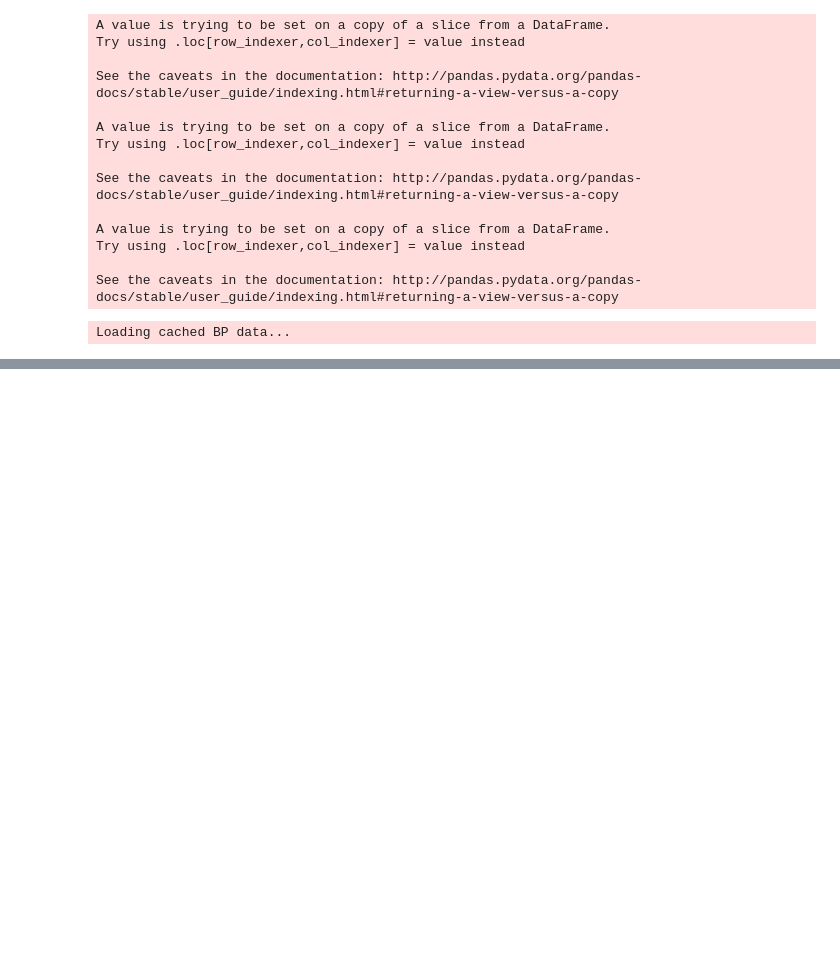
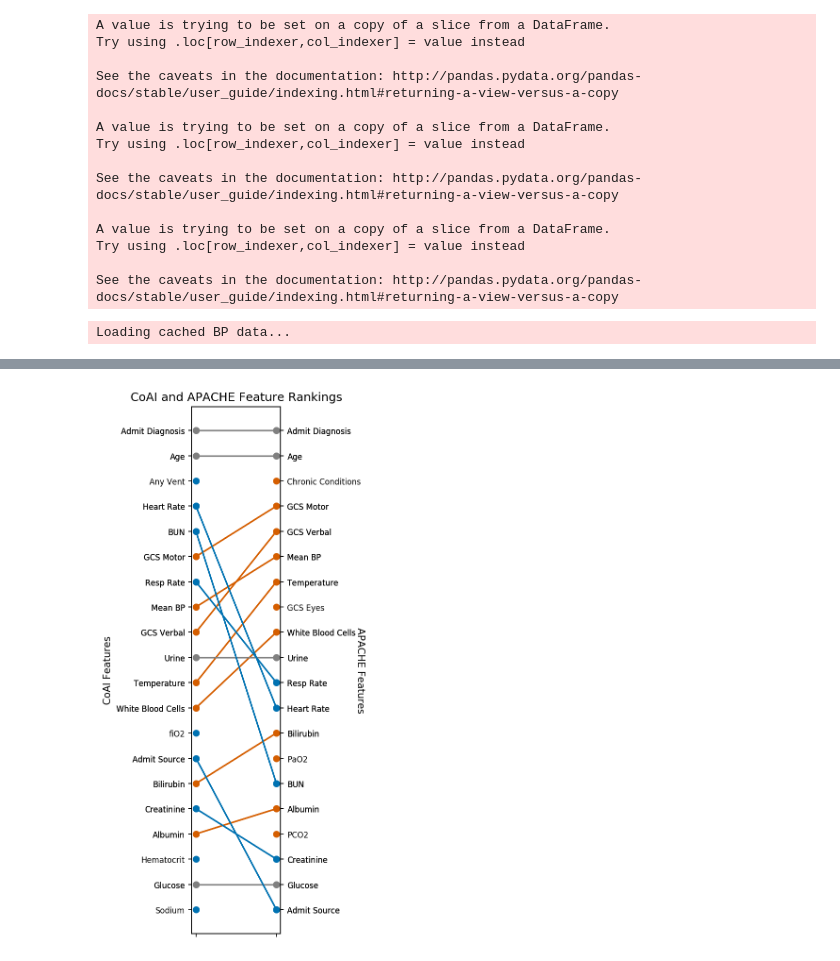
Before and after one commit to suinleelab/coai, a Jupyter notebook: experiments/ICU.ipynb, the cells around one changed output, grey strips where cells are left out. Cells and saved outputs as stored; diff of their text form; code cells hidden in the pictures; blank space fills up the shorter version.

```diff
--- a/experiments/ICU.ipynb
+++ b/experiments/ICU.ipynb
@@ -166,10 +166,10 @@ GO.explain_models()
 LightGBM binary classifier with TreeExplainer shap values output has changed to a list of ndarray
 LightGBM binary classifier with TreeExplainer shap values output has changed to a list of ndarray
 # %%
-CEGB = cegb.CEGBOptimizer(model=lgb.LGBMClassifier(**gbm_params),lambdas=np.logspace(-10,10,101))
-CEGB.fit(Xtrain,ytrain)
-CEGB.score_models_proba(Xtest,ytest,sklearn.metrics.roc_auc_score)
-CEGB.explain_models()
+# CEGB = cegb.CEGBOptimizer(model=lgb.LGBMClassifier(**gbm_params),lambdas=np.logspace(-10,10,101))
+# CEGB.fit(Xtrain,ytrain)
+# CEGB.score_models_proba(Xtest,ytest,sklearn.metrics.roc_auc_score)
+# CEGB.explain_models()
 # %%
 fig, axarr = plt.subplots(1,dpi=150,figsize=(4,3.75))
 axarr = [axarr]
@@ -204,6 +213,33 @@ dropped_inds = np.isin(Xtrain.columns,['ventday1','day1meds', 'sicuday', 'saps3d
 # %%
 # Feature importance for APACHE Score
-with open('../data/eicu/apache_coefs.txt') as f:
-    apache_coefs = {l.split(',')[0].strip():float(l.split(',')[1].strip()) for l in f}
+# with open('../data/eicu/apache_coefs.txt') as f:
+#     apache_coefs = {l.split(',')[0].strip():float(l.split(',')[1].strip()) for l in f}
+# Feature importance for APACHE Score
+with open('../data/eicu/apache_coefs_submission.txt') as f:
+    apache_coefs = {l.split('\t')[0].strip():float(l.split('\t')[1].strip()) for l in f}
 pred_coefs = np.array([apache_coefs[c] for c in Xtrain.columns])
+# %%
+extra_vars = ['prevlos','chronichealth']
+aug_newcols = np.hstack((newcols,['Pre-ICU Length of Stay','Chronic Conditions']))
+pred_coefs3 = np.array([apache_coefs[k] for k in list(Xtrain.columns)+extra_vars])
+apache_order = np.argsort(pred_coefs3)[::-1]
+coai_icu_order = np.hstack((np.argsort(plots.first_feature_uses(GO)),np.arange(len(extra_vars))+GO.X.shape[1]))#[len(aug_newcols)]))
+plt.figure(dpi=150,figsize=(4,8))
+ax=plt.gca()
+plots.compare_orders(
+#     np.argsort(plots.first_feature_uses(GO)[~dropped_inds]),
+#     np.argsort(pred_coefs[~dropped_inds])[::-1],
+    coai_icu_order,apache_order,
+    features=aug_newcols,ax=ax,min_per_model=20,max_per_model=20,model_names=['',''])
+axt = plots.get_twin(ax)
+ax.set_yticklabels(ax.get_yticklabels(),fontsize=8)
+axt.set_yticklabels(axt.get_yticklabels(),fontsize=8)
+ax.set_xticklabels(['',''])
+ax.set_ylabel('CoAI Features')
+twiny = axt.set_ylabel('APACHE Features')
+twiny.set_rotation(-90)
+plt.title("CoAI and APACHE Feature Rankings")
+plt.tight_layout()
+# %% [output]
+[figure, added]
 # %%
```
Also changed, not shown: parts of 7 cells of this notebook, 5 other files.
